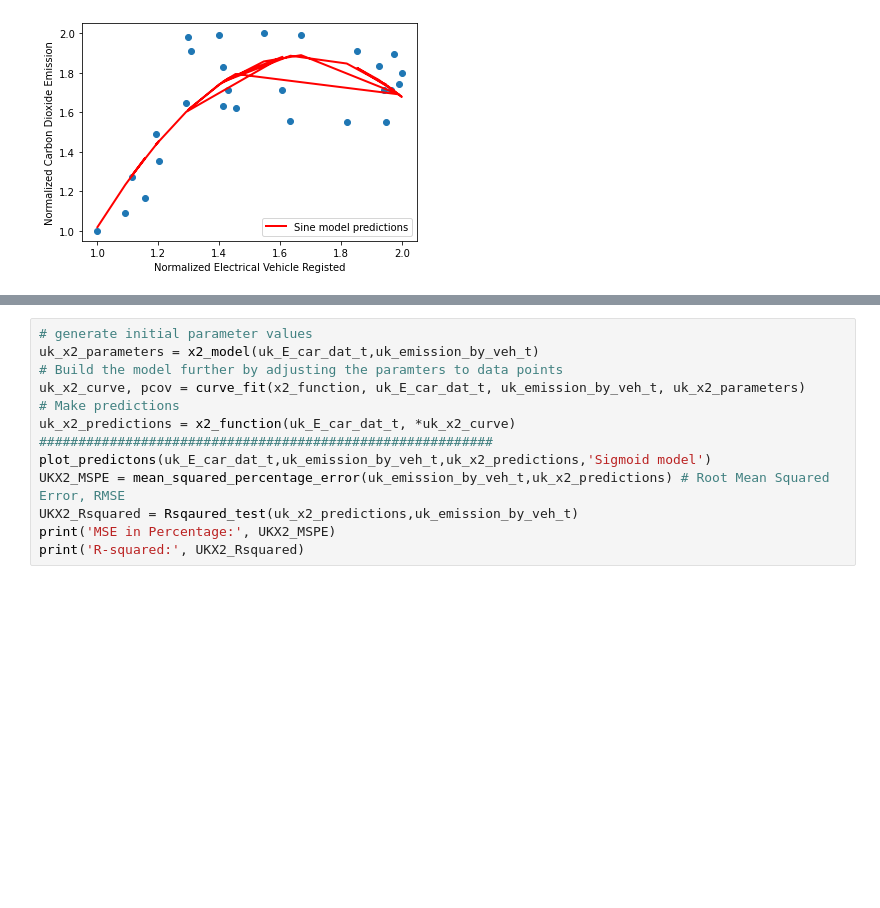
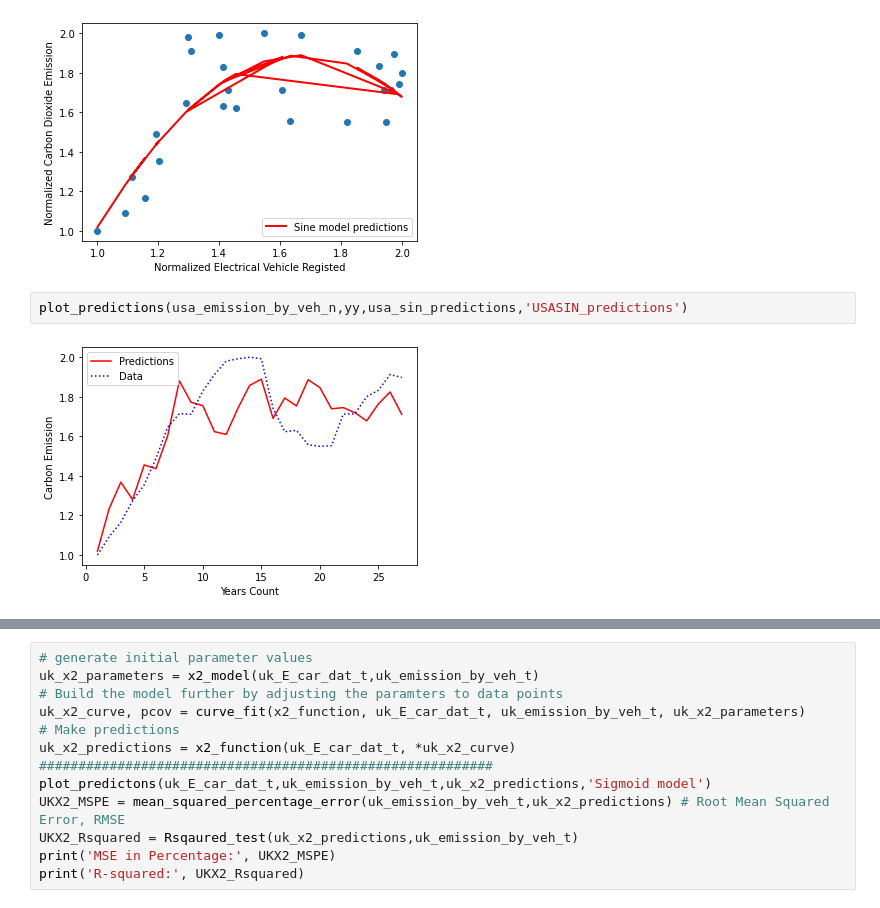
Before and after one commit to IsaacJohnEvans/EV_affect_on_emissions, a Jupyter notebook: Linear_regression_correlation_study_eric.ipynb, the cells around one changed output, grey strips where cells are left out. Drawn from its saved outputs; the diff is of its cells as text; blank space fills up the shorter version.

```diff
--- a/Linear_regression_correlation_study_eric.ipynb
+++ b/Linear_regression_correlation_study_eric.ipynb
@@ -288,6 +312,10 @@ print('R-squared:', USASIN_Rsquared)
 MSE in Percentage: 1.7821515492270814
 R-squared: 0.6209032547650195
 [figure]
+# %%
+plot_predictions(usa_emission_by_veh_n,yy,usa_sin_predictions,'USASIN_predictions')
+# %% [output]
+[figure, added]
 # %%
 # Fit the function to the data.
 usa_sigmoid_parameters = sigmoid_model(xx,yy)
```
Also changed, not shown: parts of 11 cells of this notebook, 5 other files.
